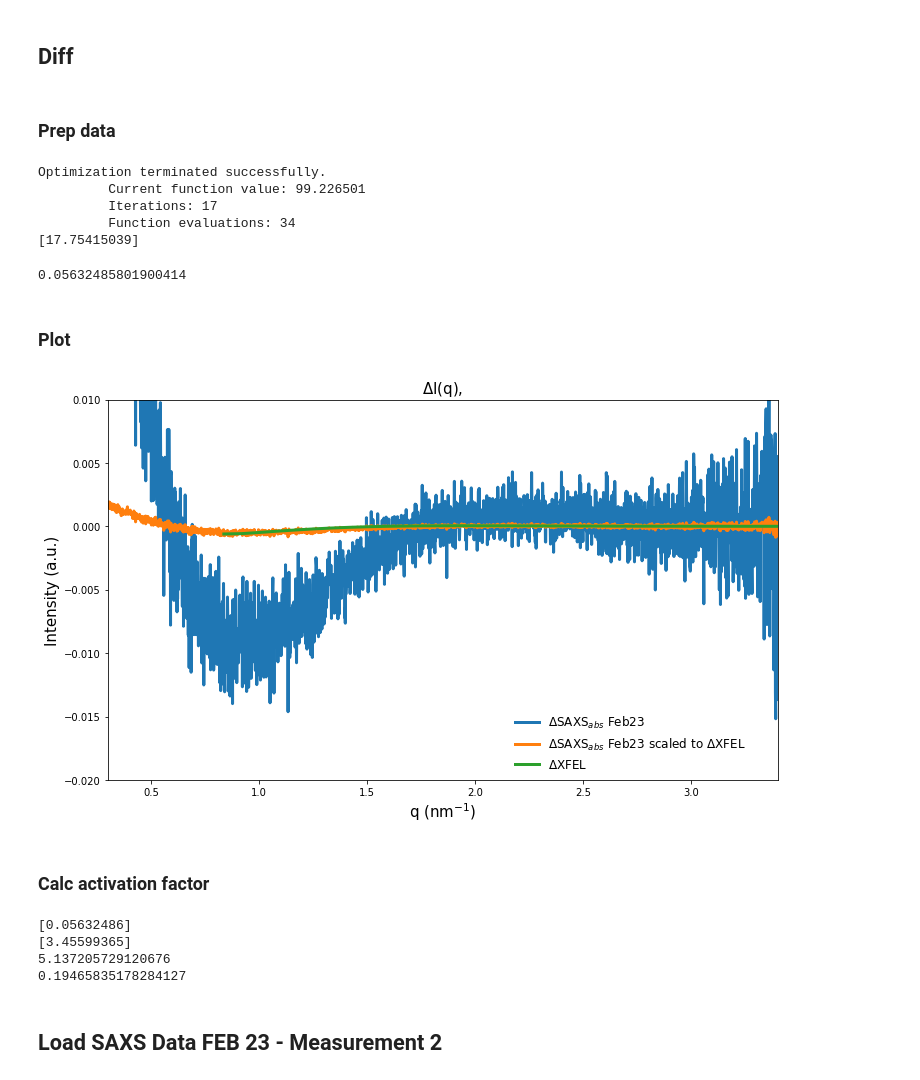
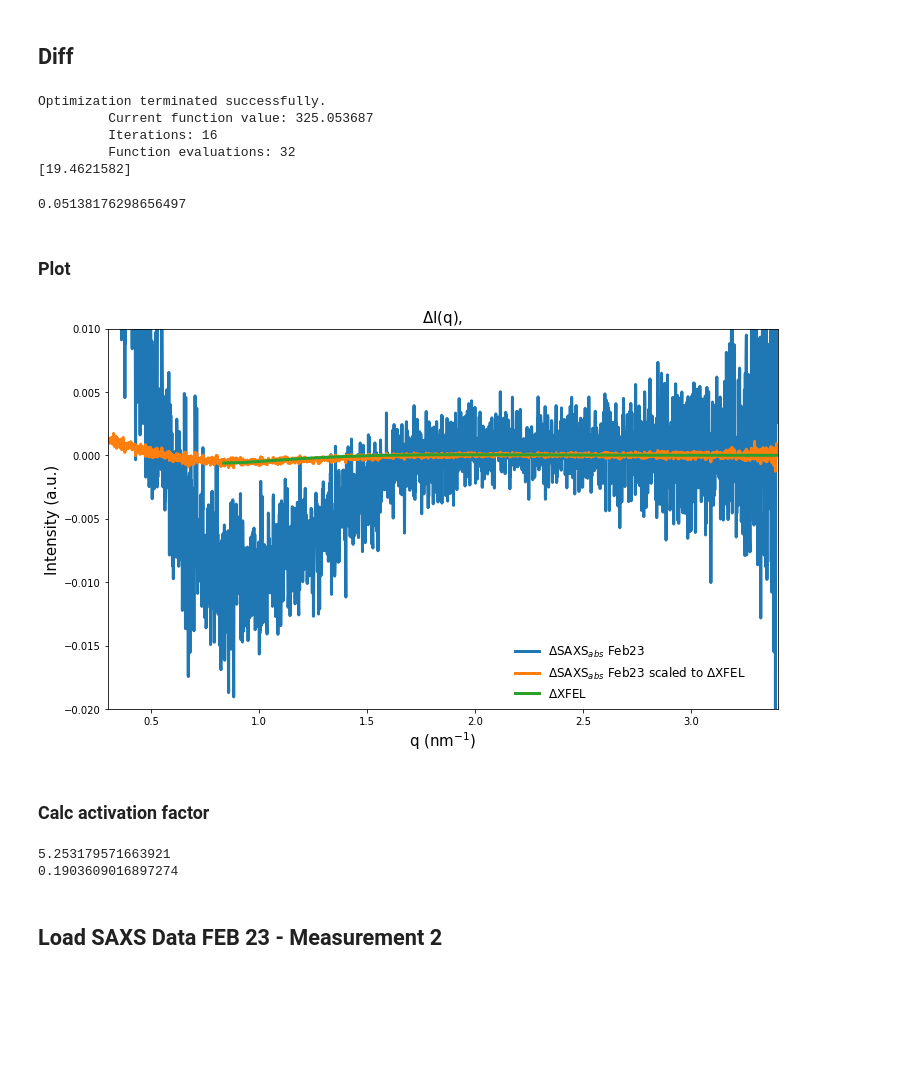
Before and after one commit to LeoMonrroy266/python_course_project, a Jupyter notebook: Analysis.ipynb, the cells around one changed output. Cells and saved outputs as stored; diff of their text form; code cells hidden in the pictures; blank space fills up the shorter version.

```diff
--- a/Analysis.ipynb
+++ b/Analysis.ipynb
@@ -609,71 +585,59 @@ plt.savefig(f'/home/leonardo/Solution_Scattering_2208/plots/Dark_scaled_SAXS_FEB
 # %% [markdown]
 ## Diff
-# %% [markdown]
-### Prep data
 # %%
-diff_exp = h1
-q_range = [0.8,1]
+diff_exp = XFEL_data[0]
 
-q_dark_indices = np.logical_and(q_dark>q_range[0], q_range[1]>q_dark)
-exfel_indices = np.logical_and(hamburg_q>q_range[0], q_range[1]>hamburg_q)
+diff_exp = diff_exp.cut_q(q_min,q_max)
+diff_10sec = SAXS_diff_steady[0]
+diff_10sec = diff_10sec.scale_q(10)
+diff_10sec = diff_10sec.cut_q(q_min, q_max)
 
 
-q_dark_cut = q_dark[q_dark_indices]
-exfel_q =hamburg_q[exfel_indices]
-
-diff_10sec_cut = diff_20sec[q_dark_indices]
-E_diff_10sec = E_dark_10sec[q_dark_indices]
-diff_exp_cut = diff_exp[exfel_indices]
-
-
-exp_interpolated_diff = interpolate_curve(q_dark_cut,exfel_q,diff_exp_cut)
-diff_scale = chi_sq(diff_10sec_cut,exp_interpolated_diff[0],E_diff_10sec)[0]
+exp_interpolated_diff = interpolate(diff_10sec.q,diff_exp)
+diff_scale = chi_square(diff_10sec.i,exp_interpolated_diff.i,diff_10sec.error)[0]
 print(diff_scale)
 1/diff_scale[0]
 # %% [output]
 Optimization terminated successfully.
-         Current function value: 99.226501
-         Iterations: 17
-         Function evaluations: 34
-[17.75415039]
+         Current function value: 325.053687
+         Iterations: 16
+         Function evaluations: 32
+[19.4621582]
-0.05632485801900414
+0.05138176298656497
 # %% [markdown]
 ### Plot
 # %%
 #Plot the dark data from XFEL averaged over runs [172,174,175,1756,180], only dark corresponding to last timepoints taken.
 
 fig, ax = plt.subplots(1, 1, figsize=(12, 7))
 #ax.plot(q_dark, exp_interpolated_dark,linewidth=3.0, label='XFEL_interpolated')
-ax.plot(q_dark, diff_10sec,linewidth=3.0, label=r'$\Delta$SAXS$_{abs}$ Feb23')
-ax.plot(q_dark, diff_10sec*1/diff_scale[0],linewidth=3.0, label='$\Delta$SAXS$_{abs}$ Feb23 scaled to $\Delta$XFEL')
-ax.plot(hamburg_q, diff_exp,linewidth=3.0, label='$\Delta$XFEL')
+ax.plot(SAXS_diff_steady[0].q*10, SAXS_diff_steady[0].i,linewidth=3.0, label=r'$\Delta$SAXS$_{abs}$ Feb23')
+ax.plot(SAXS_diff_steady[0].q*10, SAXS_diff_steady[0].i*1/diff_scale[0],linewidth=3.0, label='$\Delta$SAXS$_{abs}$ Feb23 scaled to $\Delta$XFEL')
+ax.plot(XFEL_data[0].q, XFEL_data[0].i,linewidth=3.0, label='$\Delta$XFEL')
 
 
 ax.legend(loc=(0.6,0.01), frameon = False,fontsize=12)
 ax.set_title(r'$\Delta$I(q), ',fontsize=15)
 ax.set_ylabel('Intensity (a.u.)',fontsize=15)
 ax.set_xlabel('q (nm$^{-1}$)',fontsize=15)
 ax.set_ylim([-.02,.01])
 ax.set_xlim([0.3,3.4])
 plt.savefig(f'/home/leonardo/Solution_Scattering_2208/plots/Diff_scaled_SAXS_FEB23',bbox_inches='tight',facecolor=(1, 1, 1))
 # %% [output]
-[figure, old version]
+[figure, new version]
 # %% [markdown]
 ### Calc activation factor
 # %%
 # Based on scaling XFEL to exp.
 #
 #
-activation_factor = (diff_scale/dark_scale)
-print(1/diff_scale)
-print(dark_scale)
+activation_factor = (d/dark_scale)
+
 print(activation_factor[0])
 print(1/activation_factor[0])
 # %% [output]
-[0.05632486]
-[3.45599365]
-5.137205729120676
-0.19465835178284127
+5.253179571663921
+0.1903609016897274
 # %% [markdown]
 ## Load SAXS Data FEB 23 - Measurement 2
 # %% [markdown]
```
Also changed, not shown: parts of 19 cells of this notebook.
